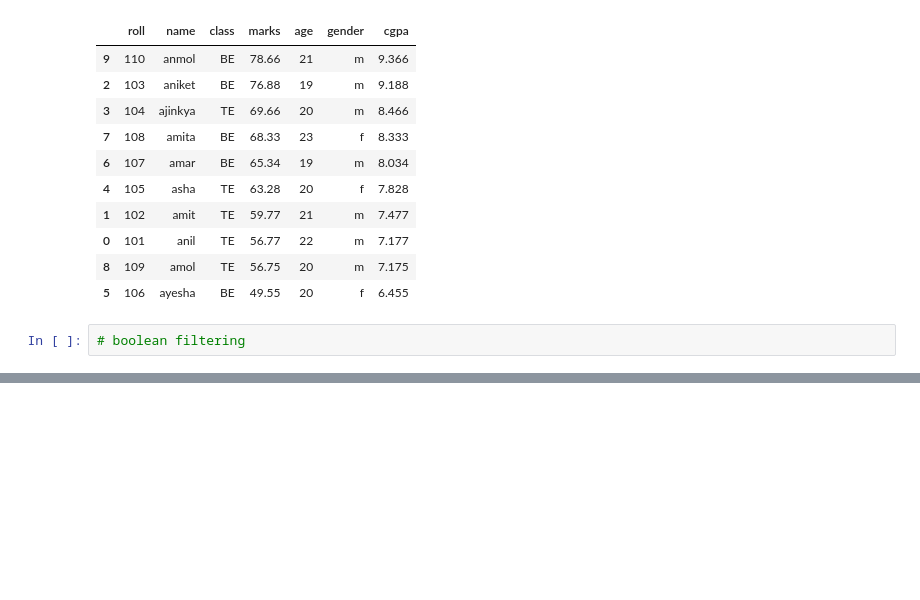
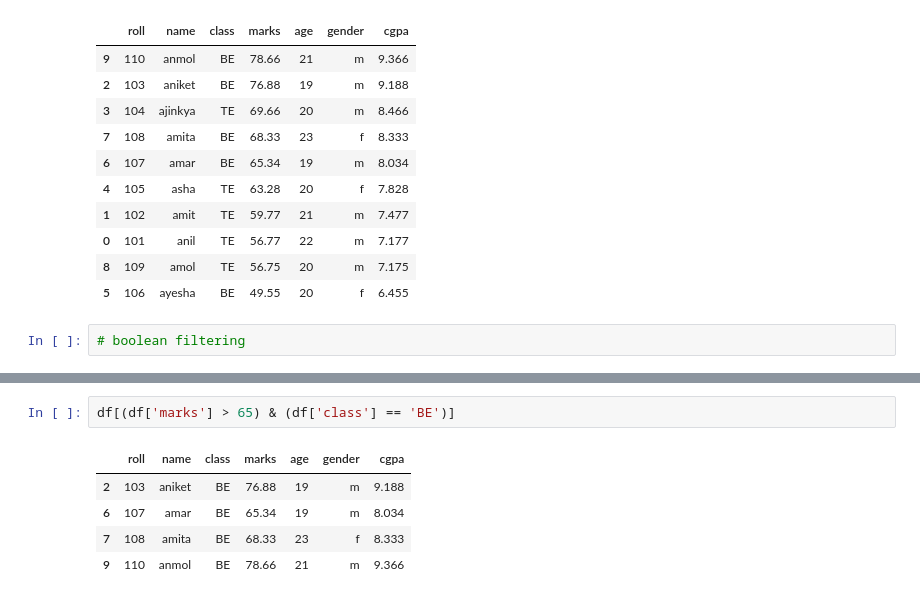
Before and after one commit to AdityaThakare72/VPBKIET_MAR2-6, a Jupyter notebook: Day2/pandas_da_mar3.ipynb, the cells around one changed output, grey strips where cells are left out. Drawn from its saved outputs; the diff is of its cells as text; blank space fills up the shorter version.

```diff
--- a/Day2/pandas_da_mar3.ipynb
+++ b/Day2/pandas_da_mar3.ipynb
@@ -575,0 +571,8 @@ Name: marks, dtype: bool
+# %%
+df[(df['marks'] > 65) & (df['class'] == 'BE')]
+# %% [output]
+|  | roll | name | class | marks | age | gender | cgpa |
+| 2 | 103 | aniket | BE | 76.88 | 19 | m | 9.188 |
+| 6 | 107 | amar | BE | 65.34 | 19 | m | 8.034 |
+| 7 | 108 | amita | BE | 68.33 | 23 | f | 8.333 |
+| 9 | 110 | anmol | BE | 78.66 | 21 | m | 9.366 |
```
Also changed, not shown: parts of 7 cells of this notebook.
